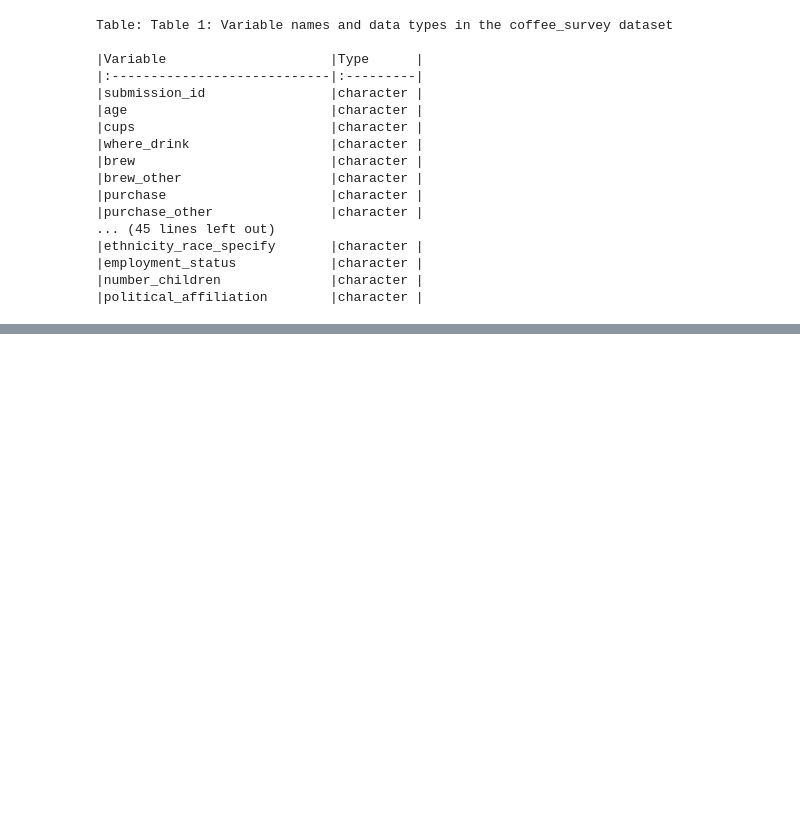
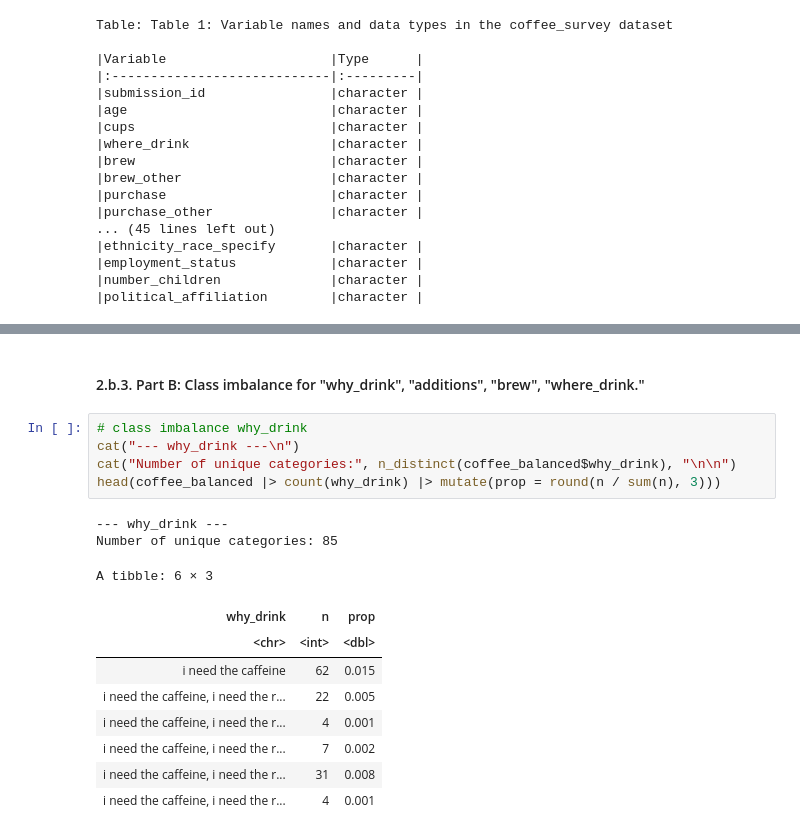
Before and after one commit to tiffanyn5/STAT301_Group9, a Jupyter notebook: group9_finalreport.ipynb, the cells around one changed output, grey strips where cells are left out. Saved outputs shown, nothing was run; the diff lists cells and outputs as text; blank space fills up the shorter version.

```diff
--- a/group9_finalreport.ipynb
+++ b/group9_finalreport.ipynb
@@ -116,0 +312,19 @@ We may include more variables and remove some after the EDA.
+# %% [markdown]
+#### 2.b.3. Part B: Class imbalance for "why_drink", "additions", "brew", "where_drink."
+# %%
+# class imbalance why_drink
+cat("--- why_drink ---\n")
+cat("Number of unique categories:", n_distinct(coffee_balanced$why_drink), "\n\n")
+head(coffee_balanced |> count(why_drink) |> mutate(prop = round(n / sum(n), 3)))
+# %% [output]
+--- why_drink ---
+Number of unique categories: 85
+A tibble: 6 × 3
+| why_drink | n | prop |
+| <chr> | <int> | <dbl> |
+| i need the caffeine | 62 | 0.015 |
+| i need the caffeine, i need the r... | 22 | 0.005 |
+| i need the caffeine, i need the r... | 4 | 0.001 |
+| i need the caffeine, i need the r... | 7 | 0.002 |
+| i need the caffeine, i need the r... | 31 | 0.008 |
+| i need the caffeine, i need the r... | 4 | 0.001 |
```
Also changed, not shown: parts of 19 cells of this notebook.
